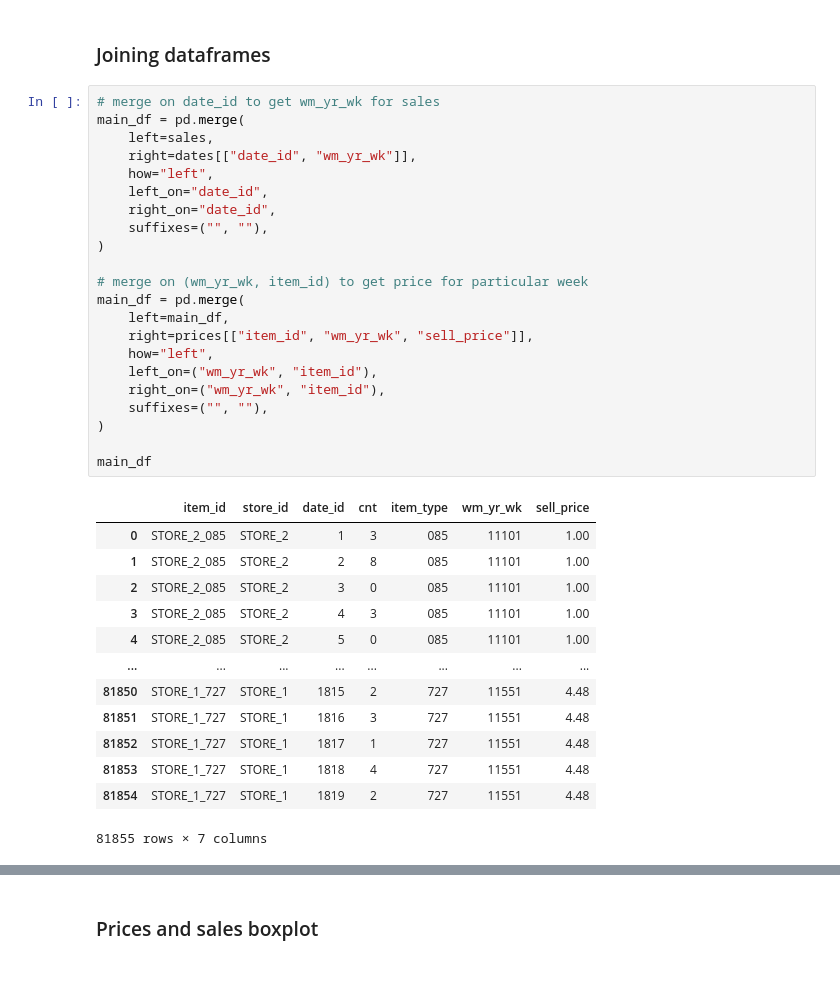
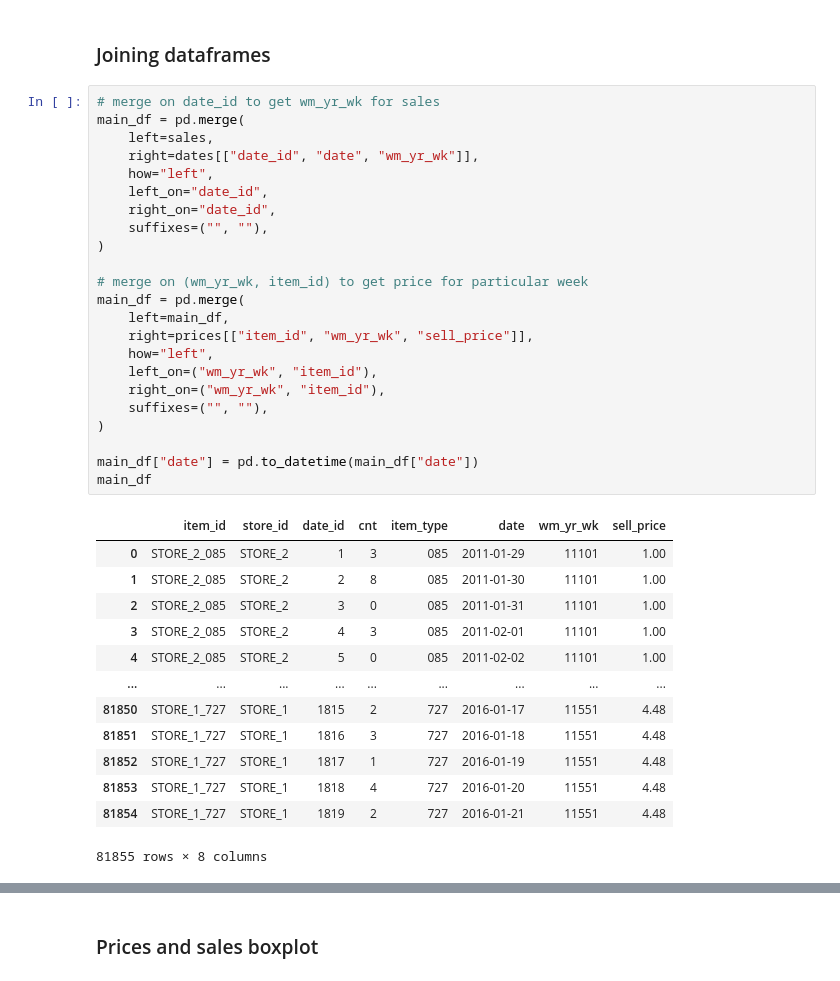
Before and after one commit to zeinovich/forecast-ai, a Jupyter notebook: notebooks/v0.1-zeinovich-firstlook.ipynb, the cells around one changed output, grey strips where cells are left out. Drawn from its saved outputs; the diff is of its cells as text.

```diff
--- a/notebooks/v0.1-zeinovich-firstlook.ipynb
+++ b/notebooks/v0.1-zeinovich-firstlook.ipynb
@@ -66,36 +66,37 @@ Unique items: 31
 # %%
 # merge on date_id to get wm_yr_wk for sales
 main_df = pd.merge(
     left=sales,
-    right=dates[["date_id", "wm_yr_wk"]],
+    right=dates[["date_id", "date", "wm_yr_wk"]],
     how="left",
     left_on="date_id",
     right_on="date_id",
     suffixes=("", ""),
 )
 
 # merge on (wm_yr_wk, item_id) to get price for particular week
 main_df = pd.merge(
     left=main_df,
     right=prices[["item_id", "wm_yr_wk", "sell_price"]],
     how="left",
     left_on=("wm_yr_wk", "item_id"),
     right_on=("wm_yr_wk", "item_id"),
     suffixes=("", ""),
 )
 
+main_df["date"] = pd.to_datetime(main_df["date"])
 main_df
 # %% [output]
-|  | item_id | store_id | date_id | cnt | item_type | wm_yr_wk | sell_price |
-| 0 | STORE_2_085 | STORE_2 | 1 | 3 | 085 | 11101 | 1.00 |
-| 1 | STORE_2_085 | STORE_2 | 2 | 8 | 085 | 11101 | 1.00 |
-| 2 | STORE_2_085 | STORE_2 | 3 | 0 | 085 | 11101 | 1.00 |
-| 3 | STORE_2_085 | STORE_2 | 4 | 3 | 085 | 11101 | 1.00 |
-| 4 | STORE_2_085 | STORE_2 | 5 | 0 | 085 | 11101 | 1.00 |
-| ... | ... | ... | ... | ... | ... | ... | ... |
-| 81850 | STORE_1_727 | STORE_1 | 1815 | 2 | 727 | 11551 | 4.48 |
-| 81851 | STORE_1_727 | STORE_1 | 1816 | 3 | 727 | 11551 | 4.48 |
-| 81852 | STORE_1_727 | STORE_1 | 1817 | 1 | 727 | 11551 | 4.48 |
-| 81853 | STORE_1_727 | STORE_1 | 1818 | 4 | 727 | 11551 | 4.48 |
-| 81854 | STORE_1_727 | STORE_1 | 1819 | 2 | 727 | 11551 | 4.48 |
+|  | item_id | store_id | date_id | cnt | item_type | date | wm_yr_wk | sell_price |
+| 0 | STORE_2_085 | STORE_2 | 1 | 3 | 085 | 2011-01-29 | 11101 | 1.00 |
+| 1 | STORE_2_085 | STORE_2 | 2 | 8 | 085 | 2011-01-30 | 11101 | 1.00 |
+| 2 | STORE_2_085 | STORE_2 | 3 | 0 | 085 | 2011-01-31 | 11101 | 1.00 |
+| 3 | STORE_2_085 | STORE_2 | 4 | 3 | 085 | 2011-02-01 | 11101 | 1.00 |
+| 4 | STORE_2_085 | STORE_2 | 5 | 0 | 085 | 2011-02-02 | 11101 | 1.00 |
+| ... | ... | ... | ... | ... | ... | ... | ... | ... |
+| 81850 | STORE_1_727 | STORE_1 | 1815 | 2 | 727 | 2016-01-17 | 11551 | 4.48 |
+| 81851 | STORE_1_727 | STORE_1 | 1816 | 3 | 727 | 2016-01-18 | 11551 | 4.48 |
+| 81852 | STORE_1_727 | STORE_1 | 1817 | 1 | 727 | 2016-01-19 | 11551 | 4.48 |
+| 81853 | STORE_1_727 | STORE_1 | 1818 | 4 | 727 | 2016-01-20 | 11551 | 4.48 |
+| 81854 | STORE_1_727 | STORE_1 | 1819 | 2 | 727 | 2016-01-21 | 11551 | 4.48 |
-81855 rows × 7 columns
+81855 rows × 8 columns
```
Also changed, not shown: parts of 2 cells of this notebook, 8 other files.
